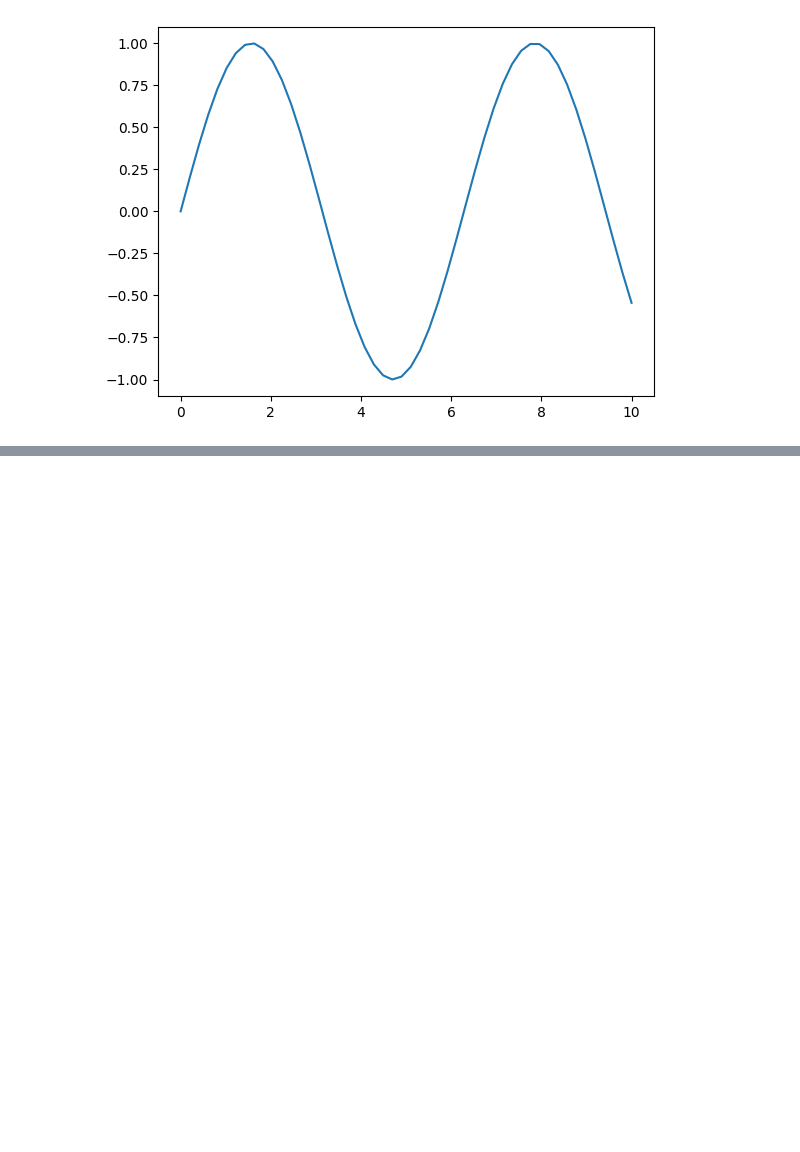
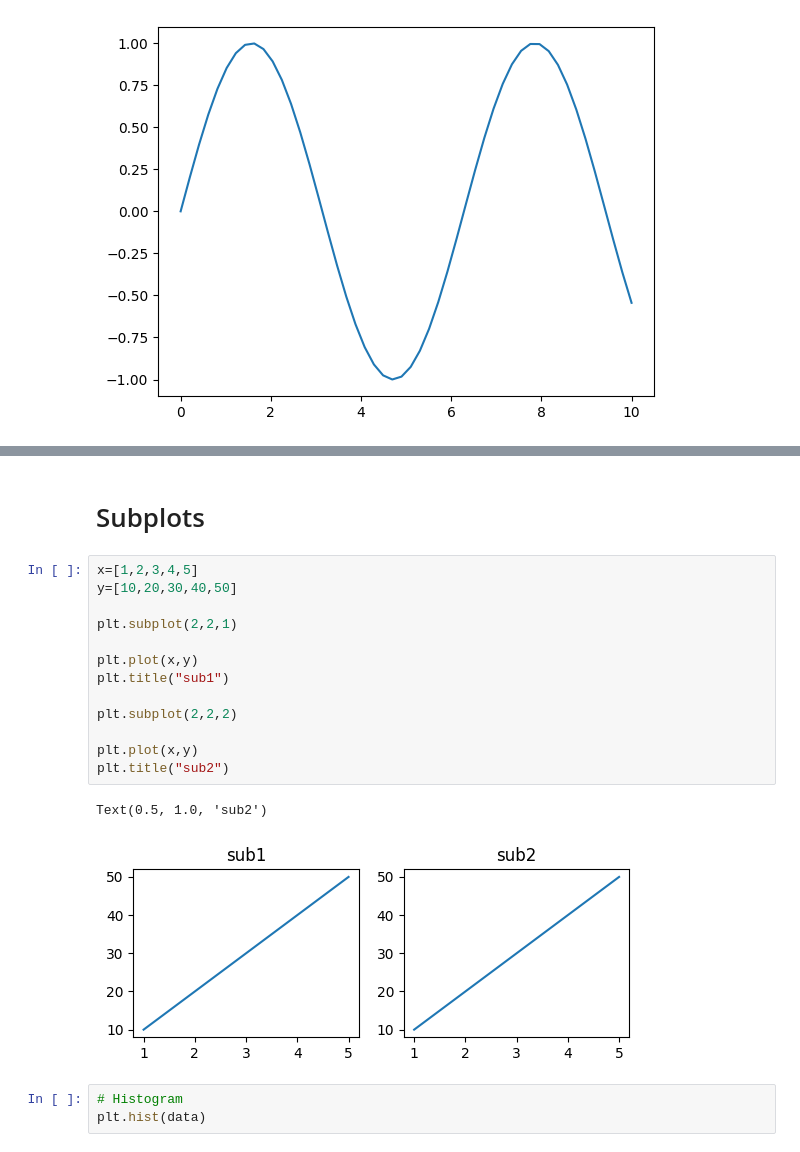
Before and after one commit to MuthuswamyNadar/Python-DSA, a Jupyter notebook: Python(pandas)/Pandas_Advance.ipynb, the cells around one changed output, grey strips where cells are left out. Cells and saved outputs as stored; diff of their text form; blank space fills up the shorter version.

```diff
--- a/Python(pandas)/Pandas_Advance.ipynb
+++ b/Python(pandas)/Pandas_Advance.ipynb
@@ -45,0 +53,21 @@ plt.plot(x,y,label="sin(x)")
+# %% [markdown]
+# Subplots
+# %%
+x=[1,2,3,4,5]
+y=[10,20,30,40,50]
+
+plt.subplot(2,2,1)
+
+plt.plot(x,y)
+plt.title("sub1")
+
+plt.subplot(2,2,2)
+
+plt.plot(x,y)
+plt.title("sub2")
+# %% [output]
+Text(0.5, 1.0, 'sub2')
+[figure, added]
+# %%
+# Histogram
+plt.hist(data)
```
Also changed, not shown: parts of 1 cell of this notebook.
